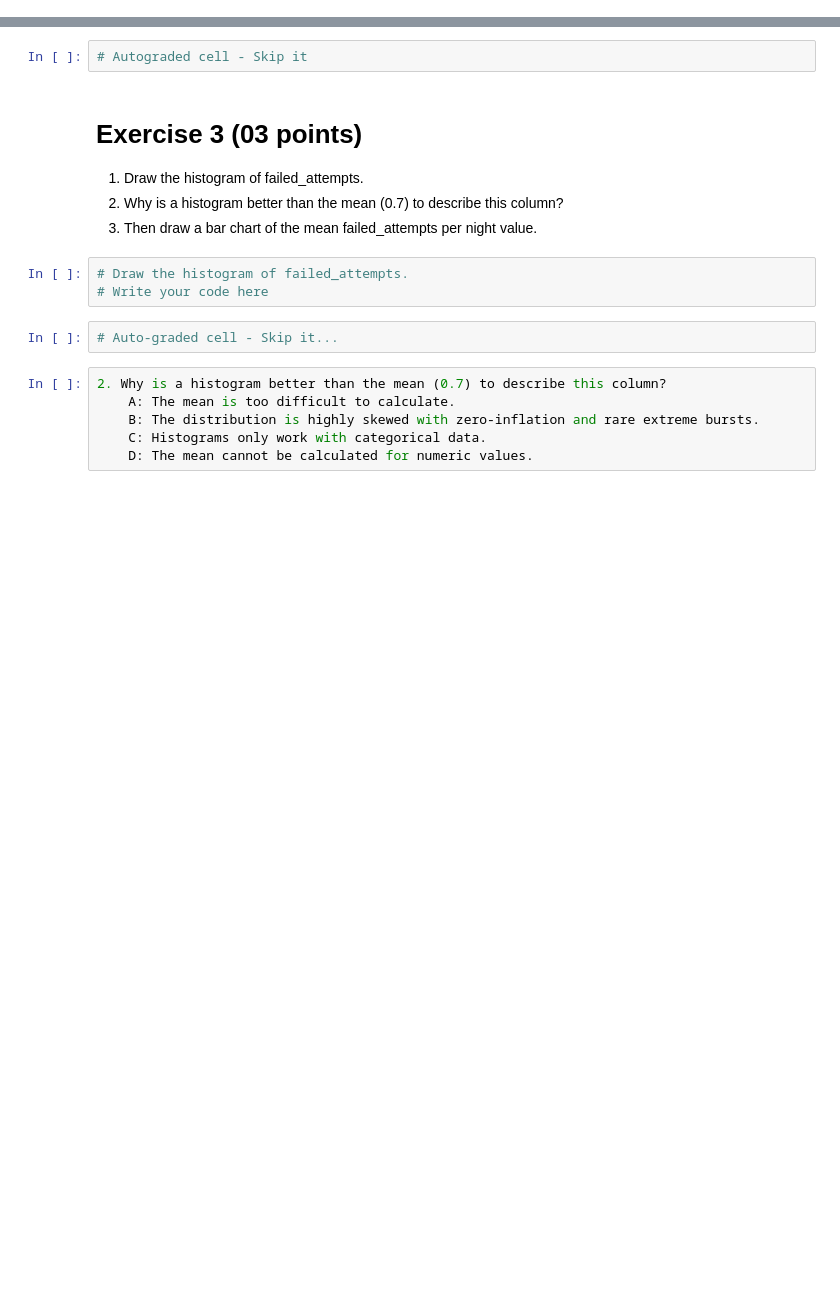
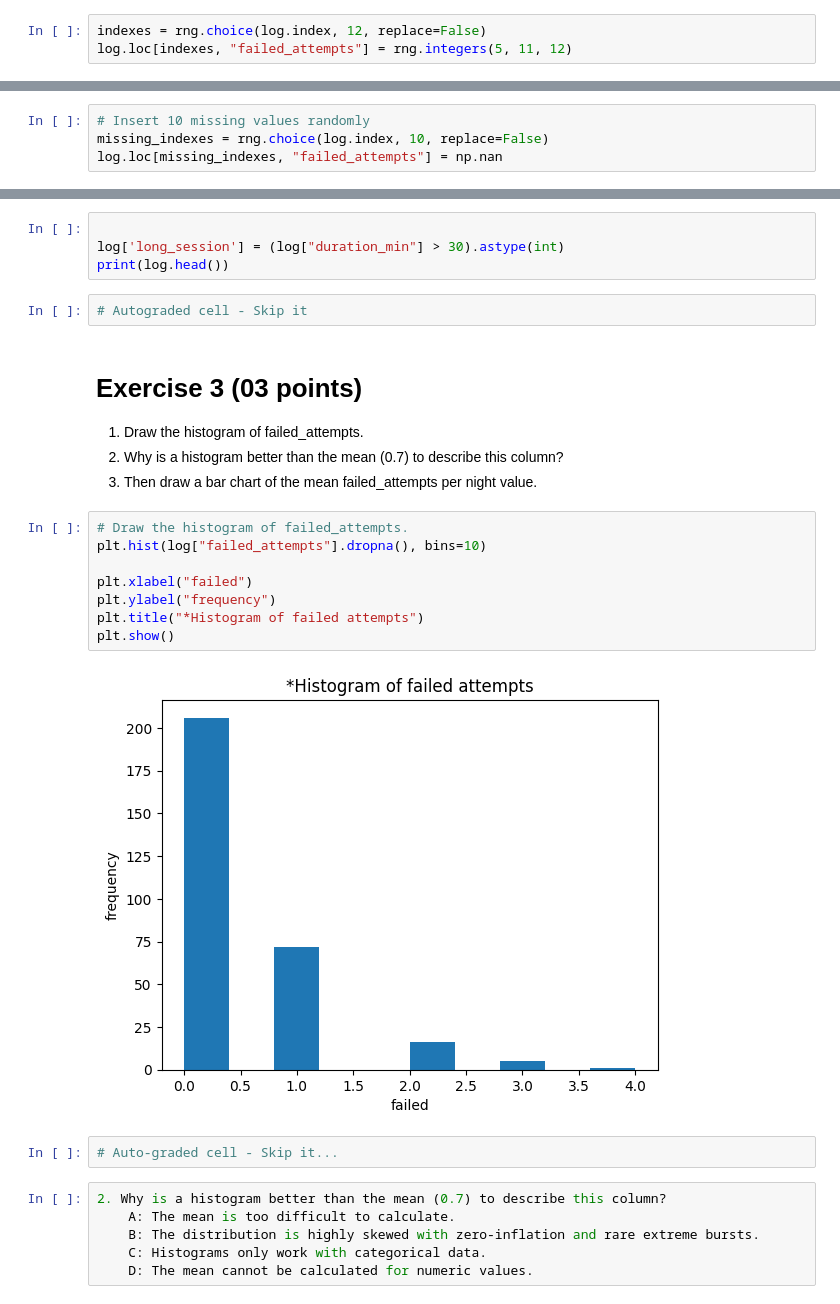
Before and after one commit to rayenebidi/Tp1, a Jupyter notebook: TP1.ipynb, the cells around one changed output, grey strips where cells are left out. Saved outputs shown, nothing was run; the diff lists cells and outputs as text; blank space fills up the shorter version.

```diff
--- a/TP1.ipynb
+++ b/TP1.ipynb
@@ -81,3 +92,6 @@ log = pd.DataFrame({"user":    rng.choice(["ali", "sara", "yacine", "nour", "kar
+# %%
+indexes = rng.choice(log.index, 12, replace=False)
+log.loc[indexes, "failed_attempts"] = rng.integers(5, 11, 12)
 # %%
 # Autograded cell (Failed attempts)
 # Skip it
@@ -88,3 +98,7 @@ log = pd.DataFrame({"user":    rng.choice(["ali", "sara", "yacine", "nour", "kar
+# %%
+# Insert 10 missing values randomly
+missing_indexes = rng.choice(log.index, 10, replace=False)
+log.loc[missing_indexes, "failed_attempts"] = np.nan
 # %%
 # Auto graded cell (missing values)
 # skip it
@@ -114,3 +138,7 @@ log = pd.DataFrame({"user":    rng.choice(["ali", "sara", "yacine", "nour", "kar
+# %%
+
+log['long_session'] = (log["duration_min"] > 30).astype(int)
+print(log.head())
 # %%
 # Autograded cell - Skip it
 # %% [markdown]
@@ -118,9 +146,16 @@ log = pd.DataFrame({"user":    rng.choice(["ali", "sara", "yacine", "nour", "kar
 1. Draw the histogram of failed_attempts.
 2. Why is a histogram better than the mean (0.7) to describe this column?
 3. Then draw a bar chart of the mean failed_attempts per night value.
-# %%
-# Draw the histogram of failed_attempts.
-# Write your code here
+# %%
+# Draw the histogram of failed_attempts.
+plt.hist(log["failed_attempts"].dropna(), bins=10)
+
+plt.xlabel("failed")
+plt.ylabel("frequency")
+plt.title("*Histogram of failed attempts")
+plt.show()
+# %% [output]
+[figure, added]
 # %%
 # Auto-graded cell - Skip it...
 # %%
```
Also changed, not shown: parts of 23 cells of this notebook.
